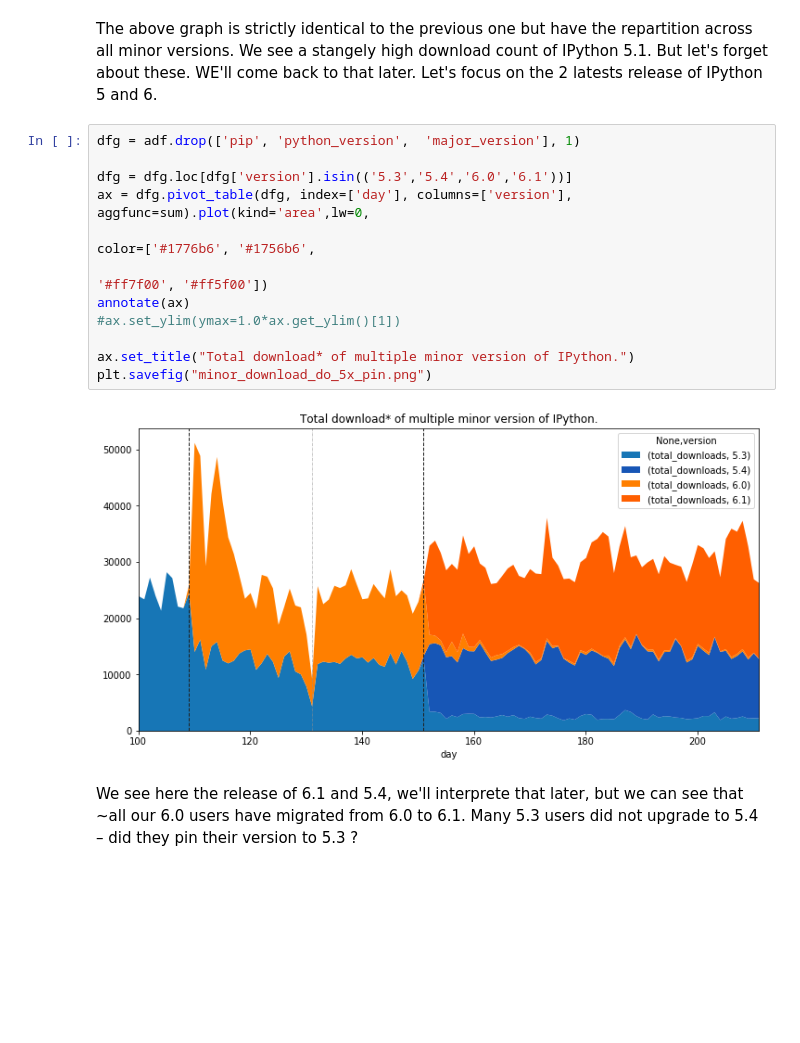
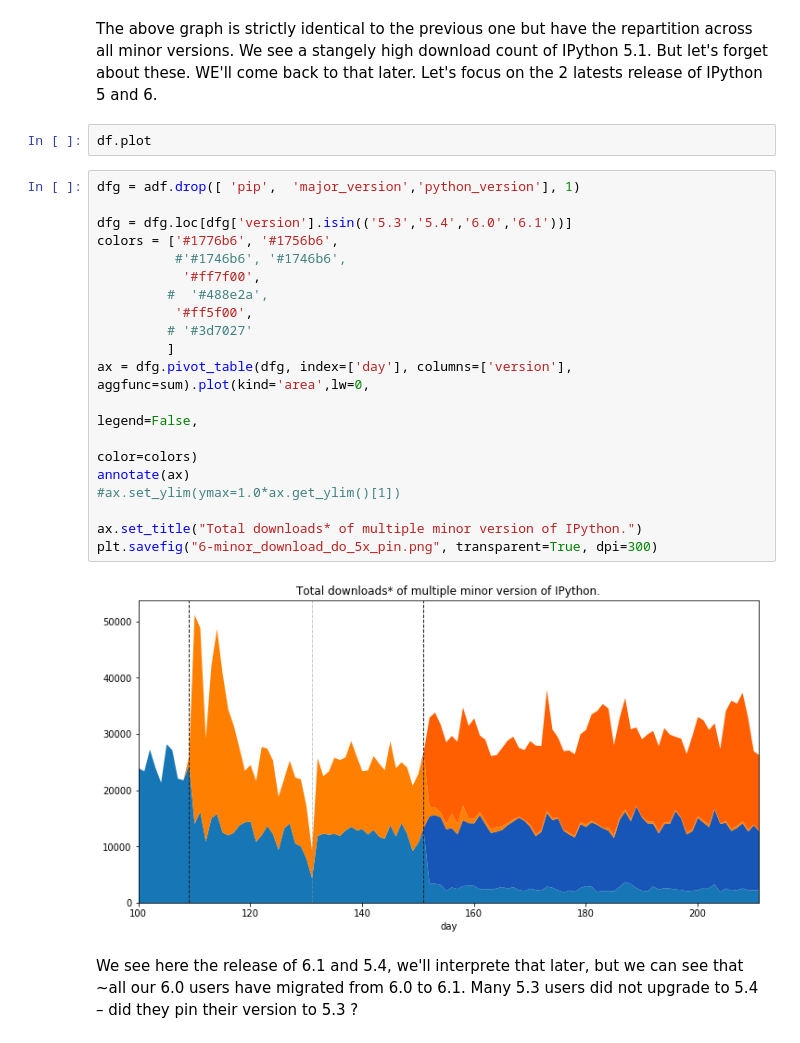
Before and after one commit to Carreau/talks, a Jupyter notebook: 2017-08-13-pybay/IPython-dls_2.ipynb, the cells around one changed output. Cells and saved outputs as stored; diff of their text form; blank space fills up the shorter version.

```diff
--- a/2017-08-13-pybay/IPython-dls_2.ipynb
+++ b/2017-08-13-pybay/IPython-dls_2.ipynb
@@ -203,20 +205,29 @@ ax.set_title("Total download* of multiple minor version of IPython.")
 The above graph is strictly identical to the previous one but have the repartition across all minor versions.
 We see a stangely high download count of IPython 5.1. But let's forget about these. WE'll come back to that later.
 Let's focus on the 2 latests release of IPython 5 and 6.
+# %%
+df.plot
 # %%
-dfg = adf.drop(['pip', 'python_version',  'major_version'], 1)
+dfg = adf.drop([ 'pip',  'major_version','python_version'], 1)
 
 dfg = dfg.loc[dfg['version'].isin(('5.3','5.4','6.0','6.1'))]
+colors = ['#1776b6', '#1756b6',
+          #'#1746b6', '#1746b6',
+           '#ff7f00',
+         #  '#488e2a',
+          '#ff5f00',
+         # '#3d7027'
+         ]
 ax = dfg.pivot_table(dfg, index=['day'], columns=['version'], aggfunc=sum).plot(kind='area',lw=0,
-                                                                                color=['#1776b6', '#1756b6',
-                                                                                        '#ff7f00', '#ff5f00'])
+                                                                                legend=False,
+                                                                                color=colors)
 annotate(ax)
 #ax.set_ylim(ymax=1.0*ax.get_ylim()[1])
 
-ax.set_title("Total download* of multiple minor version of IPython.")
-plt.savefig("minor_download_do_5x_pin.png")
+ax.set_title("Total downloads* of multiple minor version of IPython.")
+plt.savefig("6-minor_download_do_5x_pin.png", transparent=True, dpi=300)
 # %% [output]
-[figure, old version]
+[figure, new version]
 # %% [markdown]
 We see here the release of 6.1 and 5.4, we'll interprete that later, but we can see that ~all our 6.0 users have migrated from 6.0 to 6.1. Many 5.3 users did not upgrade to 5.4 – did they pin their version to 5.3 ?
 # %%
```
Also changed, not shown: parts of 10 cells of this notebook, 7 other files.
